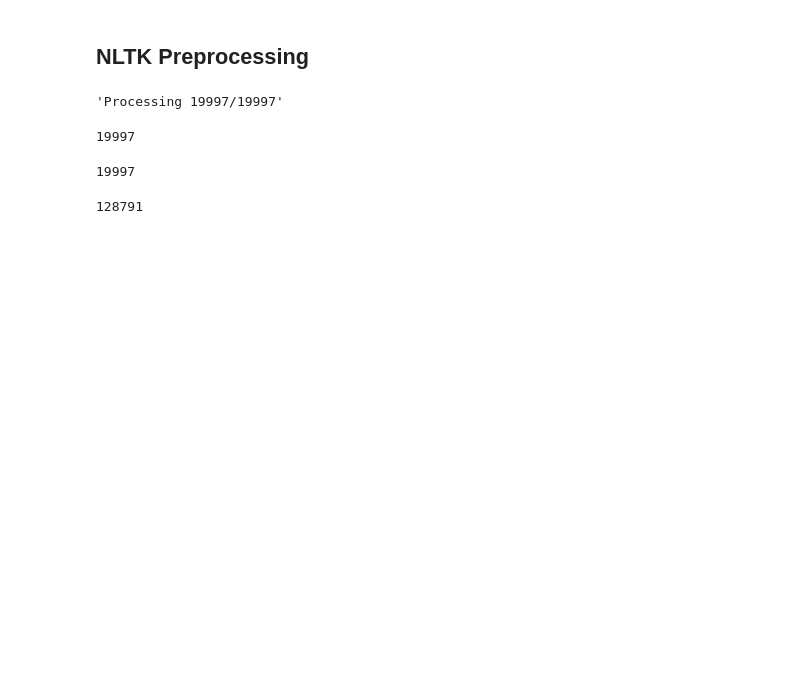
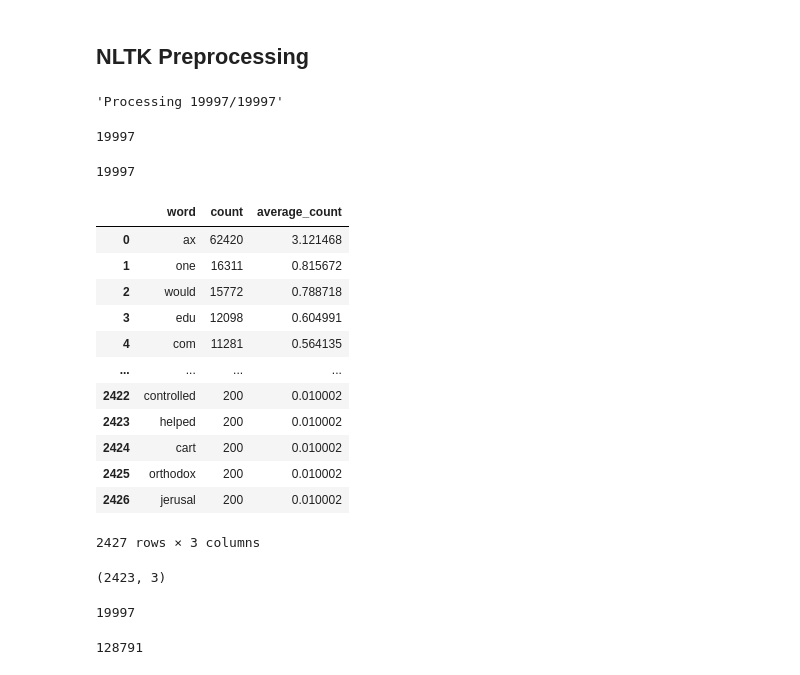
Before and after one commit to lopes-leonardo/information-retrieval, a Jupyter notebook: notebooks/exploration.ipynb, the cells around one changed output. Cells and saved outputs as stored; diff of their text form; code cells hidden in the pictures; blank space fills up the shorter version.

```diff
--- a/notebooks/exploration.ipynb
+++ b/notebooks/exploration.ipynb
@@ -22,5 +18,3 @@ print(len(df_train), len(df_test), len(df_train_clean))
-# %%
-text = df_test.iloc[0]["text"]
 # %% [markdown]
 ## NLTK Preprocessing
 # %%
@@ -89,6 +83,30 @@ def process_sentence(text:str,
     words = apply_stemming(words)
 
     return words
+
+def create_word_corpus(dataset:list,
+                       min_percentage:float = 0.0,
+                       max_percentage:float = 1.0)->tuple:
+    """
+    Creates a word_corpus selection based on a processed dataset.
+    It also returns the term_count for the corpus, allowing for later document encoding
+    """
+    raw_word_corpus = [w for item in dataset for w in item]
+    raw_word_corpus = list(set(raw_word_corpus))
+
+    term_count = {w:0 for w in raw_word_corpus}
+    for text in dataset:
+        for word in text:
+            term_count[word] += 1
+    sorted_term_count = {k: v for k, v in sorted(term_count.items(), key=lambda item: item[1], reverse=True)}
+
+    term_df = pd.DataFrame(list(sorted_term_count.items()), columns=["word", "count"])
+    term_df["average_count"] = term_df["count"]/len(dataset)
+
+    word_corpus_term_count = term_df[term_df["average_count"].between(min_percentage, max_percentage)]
+    word_corpus = word_corpus_term_count["word"].to_list()
+
+    return word_corpus, word_corpus_term_count
 # %%
 processed = []
 total = len(df_train)
@@ -101,8 +119,31 @@ len(processed)
 'Processing 19997/19997'
 19997
 # %%
-with open('./datasets/20-news-processed-no-singles.pickle', 'wb') as f:
+with open('../datasets/20-news-processed-no-singles.pickle', 'wb') as f:
     pickle.dump(processed, f, pickle.HIGHEST_PROTOCOL)
 # %%
-with open('./datasets/20-news-processed-no-singles.pickle', 'rb') as f:
+with open('../datasets/20-news-processed-no-singles.pickle', 'rb') as f:
     dataset = pickle.load(f)
+# %%
+len(dataset)
+# %% [output]
+19997
+# %%
+word_corpus, word_df = create_word_corpus(dataset,
+                       min_percentage = 0.01,
+                       max_percentage = 999999)
+word_df
+# %% [output]
+|  | word | count | average_count |
+| 0 | ax | 62420 | 3.121468 |
+| 1 | one | 16311 | 0.815672 |
+| 2 | would | 15772 | 0.788718 |
+| 3 | edu | 12098 | 0.604991 |
+| 4 | com | 11281 | 0.564135 |
+| ... | ... | ... | ... |
+| 2422 | controlled | 200 | 0.010002 |
+| 2423 | helped | 200 | 0.010002 |
+| 2424 | cart | 200 | 0.010002 |
+| 2425 | orthodox | 200 | 0.010002 |
+| 2426 | jerusal | 200 | 0.010002 |
+2427 rows × 3 columns
@@ -109,3 +152,7 @@ with open('./datasets/20-news-processed-no-singles.pickle', 'rb') as f:
+# %%
+word_df.shape
+# %% [output]
+(2423, 3)
 # %%
 len(dataset)
 # %% [output]
```
Also changed, not shown: parts of 21 cells of this notebook, 29 other files.
